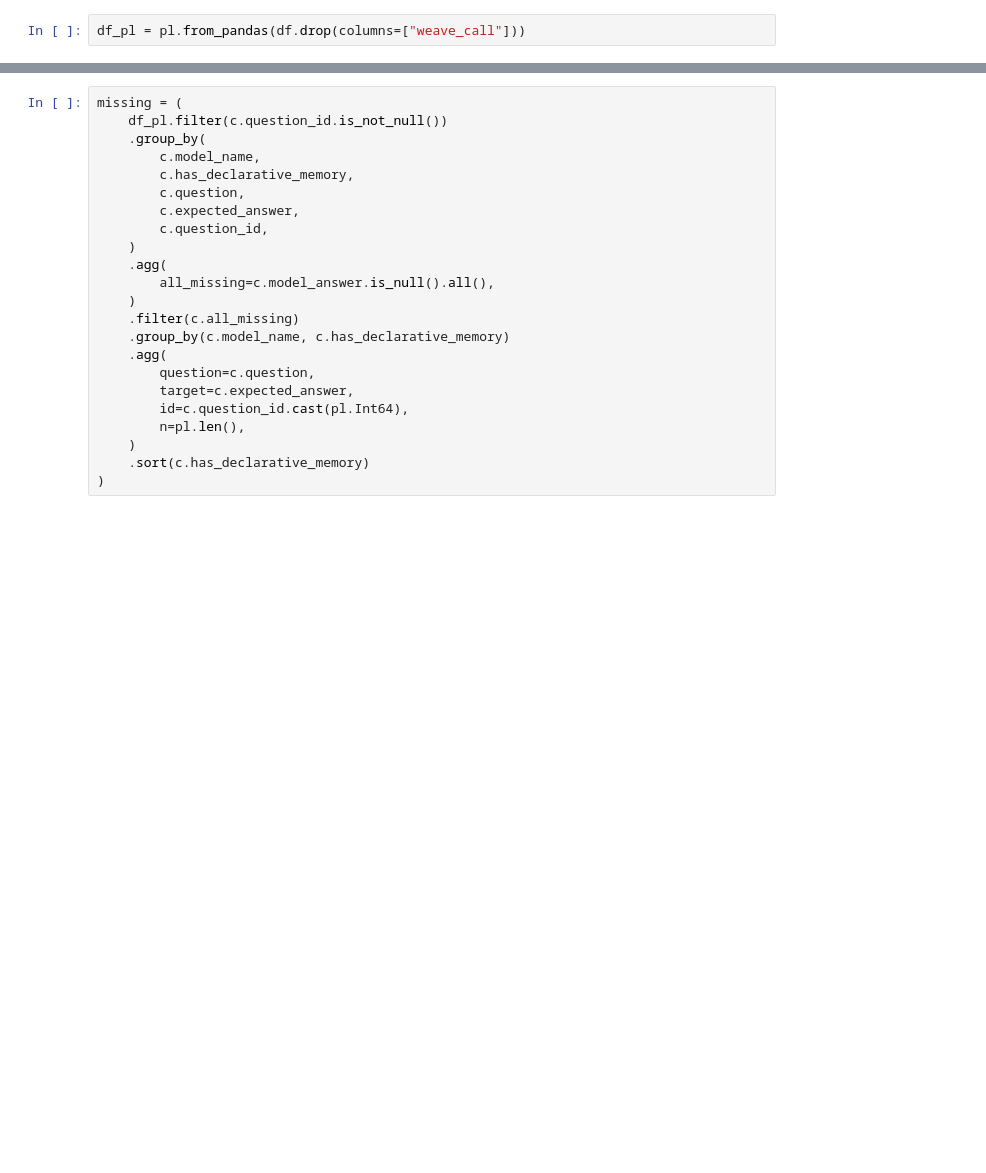
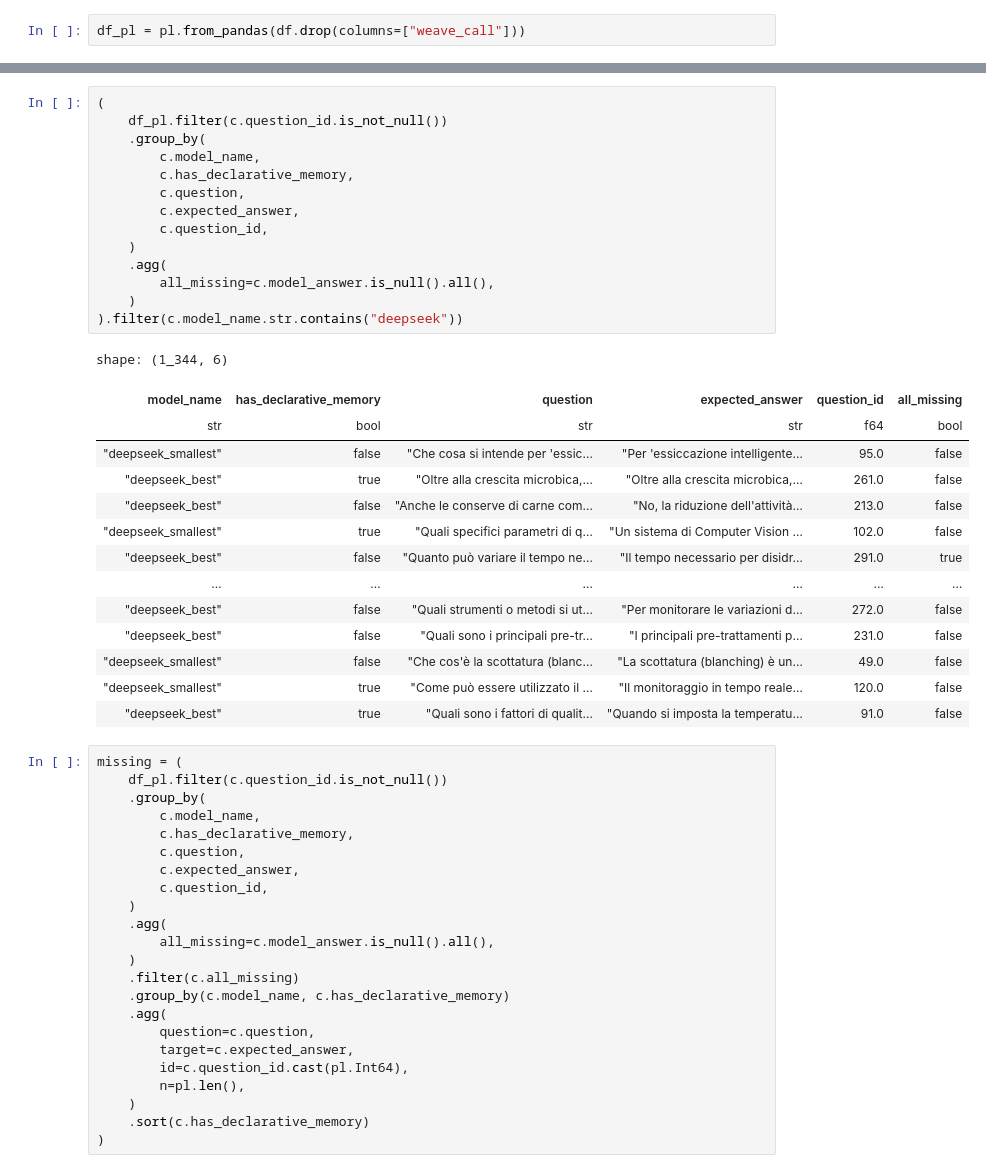
Before and after one commit to rmoscetti/cheshire-cat-ai-tools, a Jupyter notebook: nbs/rerun-evaluation.ipynb, the cells around one changed output, grey strips where cells are left out. Saved outputs shown, nothing was run; the diff lists cells and outputs as text; blank space fills up the shorter version.

```diff
--- a/nbs/rerun-evaluation.ipynb
+++ b/nbs/rerun-evaluation.ipynb
@@ -349,3 +498,32 @@ shape: (792, 9)
+# %%
+(
+    df_pl.filter(c.question_id.is_not_null())
+    .group_by(
+        c.model_name,
+        c.has_declarative_memory,
+        c.question,
+        c.expected_answer,
+        c.question_id,
+    )
+    .agg(
+        all_missing=c.model_answer.is_null().all(),
+    )
+).filter(c.model_name.str.contains("deepseek"))
+# %% [output]
+shape: (1_344, 6)
+| model_name | has_declarative_memory | question | expected_answer | question_id | all_missing |
+| str | bool | str | str | f64 | bool |
+| "deepseek_smallest" | false | "Che cosa si intende per 'essic… | "Per 'essiccazione intelligente… | 95.0 | false |
+| "deepseek_best" | true | "Oltre alla crescita microbica,… | "Oltre alla crescita microbica,… | 261.0 | false |
+| "deepseek_best" | false | "Anche le conserve di carne com… | "No, la riduzione dell'attività… | 213.0 | false |
+| "deepseek_smallest" | true | "Quali specifici parametri di q… | "Un sistema di Computer Vision … | 102.0 | false |
+| "deepseek_best" | false | "Quanto può variare il tempo ne… | "Il tempo necessario per disidr… | 291.0 | true |
+| … | … | … | … | … | … |
+| "deepseek_best" | false | "Quali strumenti o metodi si ut… | "Per monitorare le variazioni d… | 272.0 | false |
+| "deepseek_best" | false | "Quali sono i principali pre-tr… | "I principali pre-trattamenti p… | 231.0 | false |
+| "deepseek_smallest" | false | "Che cos'è la scottatura (blanc… | "La scottatura (blanching) è un… | 49.0 | false |
+| "deepseek_smallest" | true | "Come può essere utilizzato il … | "Il monitoraggio in tempo reale… | 120.0 | false |
+| "deepseek_best" | true | "Quali sono i fattori di qualit… | "Quando si imposta la temperatu… | 91.0 | false |
 # %%
 missing = (
     df_pl.filter(c.question_id.is_not_null())
```
Also changed, not shown: parts of 12 cells of this notebook, 6 other files.
